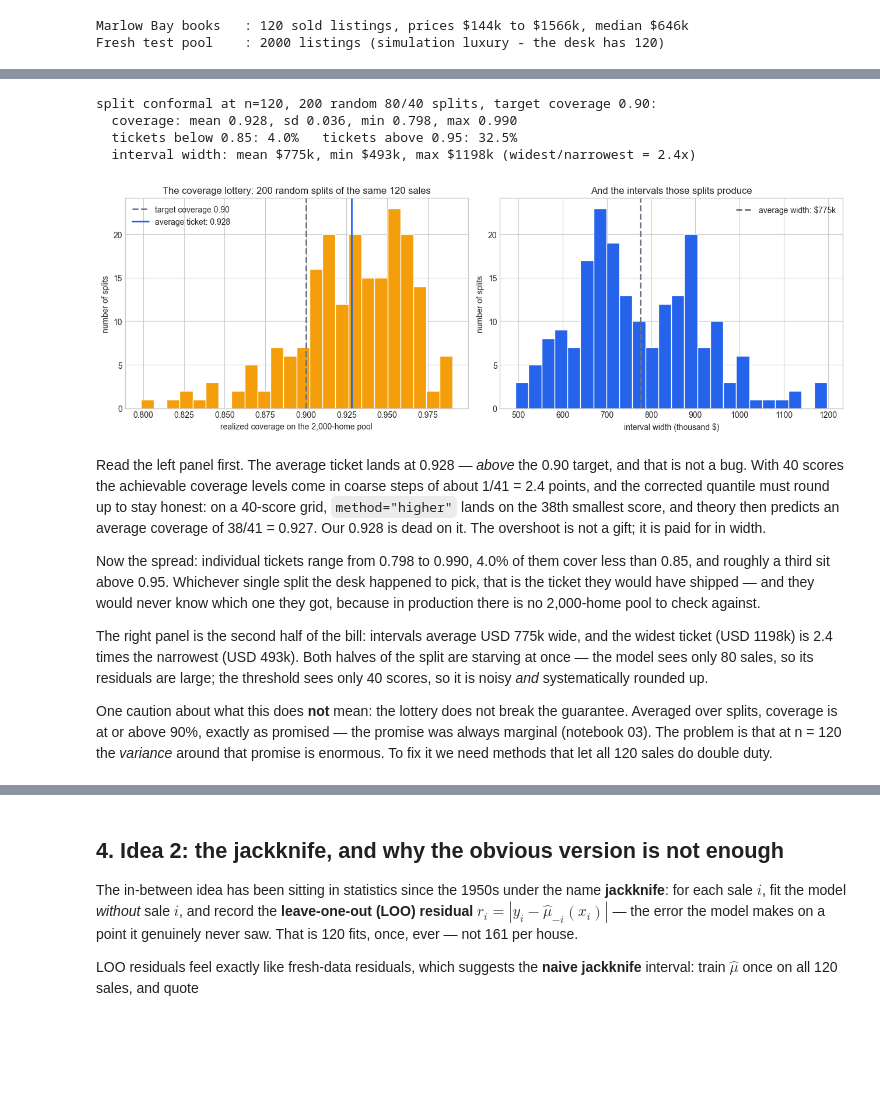
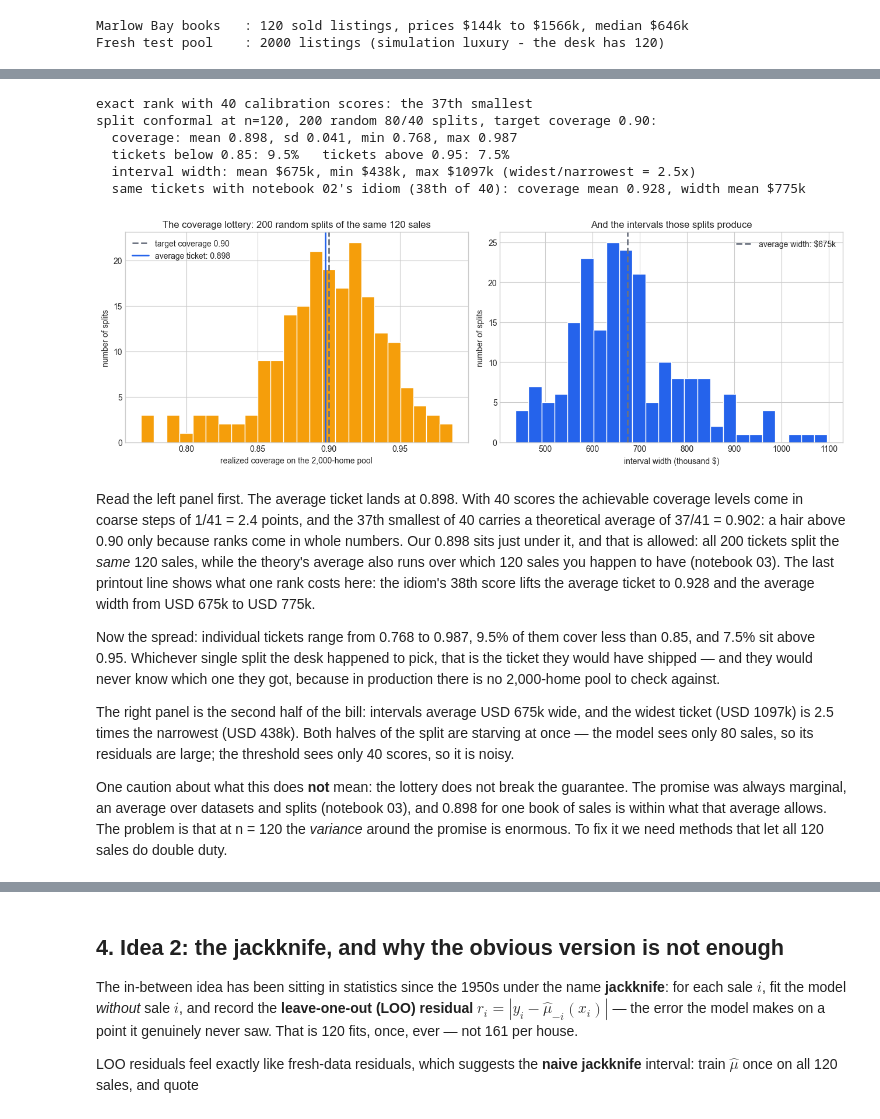
Before and after one commit to josephazar/conformal-prediction-intro, a Jupyter notebook: notebooks/06_small_data_full_conformal_jackknife_cv.ipynb, the cells around one changed output, grey strips where cells are left out. Cells and saved outputs as stored; diff of their text form; code cells hidden in the pictures; blank space fills up the shorter version.

```diff
--- a/notebooks/06_small_data_full_conformal_jackknife_cv.ipynb
+++ b/notebooks/06_small_data_full_conformal_jackknife_cv.ipynb
@@ -139,14 +153,30 @@ alpha = 0.10 you need roughly 10 calibration points before the honest answer sto
 # %%
+def conformal_threshold(values, alpha, axis=0):
+    """The score at the exact conformal rank: the ceil((n+1)(1-alpha))-th smallest of n.
+
+    Notebook 02's idiom, np.quantile(s, ceil((n+1)(1-alpha))/n, method="higher"),
+    returns the NEXT score up whenever that rank is below n: still valid, one rank
+    conservative. At n = 40 or 120 one rank is visible, and a fair race gives every
+    method the same rank, so every method in this notebook calls this function (full
+    conformal's p > alpha rule is the same rank in disguise). `axis` lets jackknife+
+    and CV+ take one threshold per test house.
+    """
+    n = values.shape[axis]
+    k = math.ceil((n + 1) * (1 - alpha))
+    assert k <= n, ("too few scores for this alpha - the conformal set is the whole "
+                    "real line (field guide S1)")
+    return np.take(np.sort(values, axis=axis), k - 1, axis=axis)
+
 n_cal = 40
-assert math.ceil((n_cal + 1) * (1 - alpha)) <= n_cal, (
-    "Calibration set too small for this alpha - the honest interval is infinite "
-    "(field guide S1)"
-)
+print(f"exact rank with {n_cal} calibration scores: the "
+      f"{math.ceil((n_cal + 1) * (1 - alpha))}th smallest")
 
 R = 200
 rng_splits = np.random.default_rng(RANDOM_SEED)
 split_coverages = np.empty(R)
 split_widths = np.empty(R)
+idiom_coverages = np.empty(R)   # the same tickets under notebook 02's idiom, for comparison
+idiom_widths = np.empty(R)
 
 for r in range(R):
     # a fresh random 80/40 split of the SAME 120 sales - a new lottery ticket
@@ -157,70 +187,79 @@ for r in range(R):
     model.fit(X_mb[train_idx], y_mb[train_idx])
 
     scores = np.abs(y_mb[cal_idx] - model.predict(X_mb[cal_idx]))
-    n = len(scores)
-    q_level = math.ceil((n + 1) * (1 - alpha)) / n
-    q_hat = np.quantile(scores, q_level, method="higher")
+    q_hat = conformal_threshold(scores, alpha)   # the 37th smallest of the 40
 
     pred_pool = model.predict(X_pool)
     covered = (y_pool >= pred_pool - q_hat) & (y_pool <= pred_pool + q_hat)
     split_coverages[r] = covered.mean()
     split_widths[r] = 2 * q_hat
+
+    # the series idiom lands one rank higher, on the 38th smallest: what does one rank cost?
+    q_idiom = np.quantile(scores, math.ceil(41 * (1 - alpha)) / 40, method="higher")
+    idiom_coverages[r] = np.mean(np.abs(y_pool - pred_pool) <= q_idiom)
+    idiom_widths[r] = 2 * q_idiom
 
 print(f"split conformal at n=120, {R} random 80/40 splits, target coverage 0.90:")
 print(f"  coverage: mean {split_coverages.mean():.3f}, sd {split_coverages.std():.3f}, "
       f"min {split_coverages.min():.3f}, max {split_coverages.max():.3f}")
 print(f"  tickets below 0.85: {np.mean(split_coverages < 0.85):.1%}   "
       f"tickets above 0.95: {np.mean(split_coverages > 0.95):.1%}")
 print(f"  interval width: mean ${split_widths.mean():.0f}k, "
       f"min ${split_widths.min():.0f}k, max ${split_widths.max():.0f}k "
       f"(widest/narrowest = {split_widths.max() / split_widths.min():.1f}x)")
+print(f"  same tickets with notebook 02's idiom (38th of 40): coverage mean "
+      f"{idiom_coverages.mean():.3f}, width mean ${idiom_widths.mean():.0f}k")
 
 fig, axes = plt.subplots(1, 2, figsize=(13, 4.5))
 axes[0].hist(split_coverages, bins=24, color=AMBER, edgecolor="white")
 axes[0].axvline(0.90, color=GRAY, ls="--", lw=2, label="target coverage 0.90")
 axes[0].axvline(split_coverages.mean(), color=BLUE, lw=2,
                 label=f"average ticket: {split_coverages.mean():.3f}")
 axes[0].set_title("The coverage lottery: 200 random splits of the same 120 sales")
 axes[0].set_xlabel("realized coverage on the 2,000-home pool")
 axes[0].set_ylabel("number of splits")
 axes[0].legend()
 axes[1].hist(split_widths, bins=24, color=BLUE, edgecolor="white")
 axes[1].axvline(split_widths.mean(), color=GRAY, ls="--", lw=2,
                 label=f"average width: ${split_widths.mean():.0f}k")
 axes[1].set_title("And the intervals those splits produce")
 axes[1].set_xlabel("interval width (thousand $)")
 axes[1].set_ylabel("number of splits")
 axes[1].legend()
 plt.tight_layout()
 plt.show()
 # %% [output]
+exact rank with 40 calibration scores: the 37th smallest
 split conformal at n=120, 200 random 80/40 splits, target coverage 0.90:
-  coverage: mean 0.928, sd 0.036, min 0.798, max 0.990
-  tickets below 0.85: 4.0%   tickets above 0.95: 32.5%
-  interval width: mean $775k, min $493k, max $1198k (widest/narrowest = 2.4x)
+  coverage: mean 0.898, sd 0.041, min 0.768, max 0.987
+  tickets below 0.85: 9.5%   tickets above 0.95: 7.5%
+  interval width: mean $675k, min $438k, max $1097k (widest/narrowest = 2.5x)
+  same tickets with notebook 02's idiom (38th of 40): coverage mean 0.928, width mean $775k
-[figure, old version]
+[figure, new version]
 # %% [markdown]
-Read the left panel first. The average ticket lands at 0.928 — *above* the 0.90 target,
-and that is not a bug. With 40 scores the achievable coverage levels come in coarse steps
-of about 1/41 = 2.4 points, and the corrected quantile must round up to stay honest: on a
-40-score grid, `method="higher"` lands on the 38th smallest score, and theory then predicts
-an average coverage of 38/41 = 0.927. Our 0.928 is dead on it. The overshoot is not a
-gift; it is paid for in width.
+Read the left panel first. The average ticket lands at 0.898. With 40 scores the achievable
+coverage levels come in coarse steps of 1/41 = 2.4 points, and the 37th smallest of 40 carries
+a theoretical average of 37/41 = 0.902: a hair above 0.90 only because ranks come in whole
+numbers. Our 0.898 sits just under it, and that is allowed: all 200 tickets split the *same*
+120 sales, while the theory's average also runs over which 120 sales you happen to have
+(notebook 03). The last printout line shows what one rank costs here: the idiom's 38th score
+lifts the average ticket to 0.928 and the average width from USD 675k to USD 775k.
 
-Now the spread: individual tickets range from 0.798 to 0.990, 4.0% of them cover less
-than 0.85, and roughly a third sit above 0.95. Whichever single split the desk happened to
-pick, that is the ticket they would have shipped — and they would never know which one they
-got, because in production there is no 2,000-home pool to check against.
+Now the spread: individual tickets range from 0.768 to 0.987, 9.5% of them cover less
+than 0.85, and 7.5% sit above 0.95. Whichever single split the desk happened to pick, that
+is the ticket they would have shipped — and they would never know which one they got,
+because in production there is no 2,000-home pool to check against.
 
-The right panel is the second half of the bill: intervals average USD 775k wide, and the
-widest ticket (USD 1198k) is 2.4 times the narrowest (USD 493k). Both halves of the split are
+The right panel is the second half of the bill: intervals average USD 675k wide, and the
+widest ticket (USD 1097k) is 2.5 times the narrowest (USD 438k). Both halves of the split are
 starving at once — the model sees only 80 sales, so its residuals are large; the threshold
-sees only 40 scores, so it is noisy *and* systematically rounded up.
+sees only 40 scores, so it is noisy.
 
 One caution about what this does **not** mean: the lottery does not break the guarantee.
-Averaged over splits, coverage is at or above 90%, exactly as promised — the promise was
-always marginal (notebook 03). The problem is that at n = 120 the *variance* around that
-promise is enormous. To fix it we need methods that let all 120 sales do double duty.
+The promise was always marginal, an average over datasets and splits (notebook 03), and
+0.898 for one book of sales is within what that average allows. The problem is that at
+n = 120 the *variance* around the promise is enormous. To fix it we need methods that let
+all 120 sales do double duty.
 # %% [markdown]
 ## 2. Idea 1: full conformal — every candidate answers for itself
 
```
Also changed, not shown: parts of 33 cells of this notebook, 5 other files.
